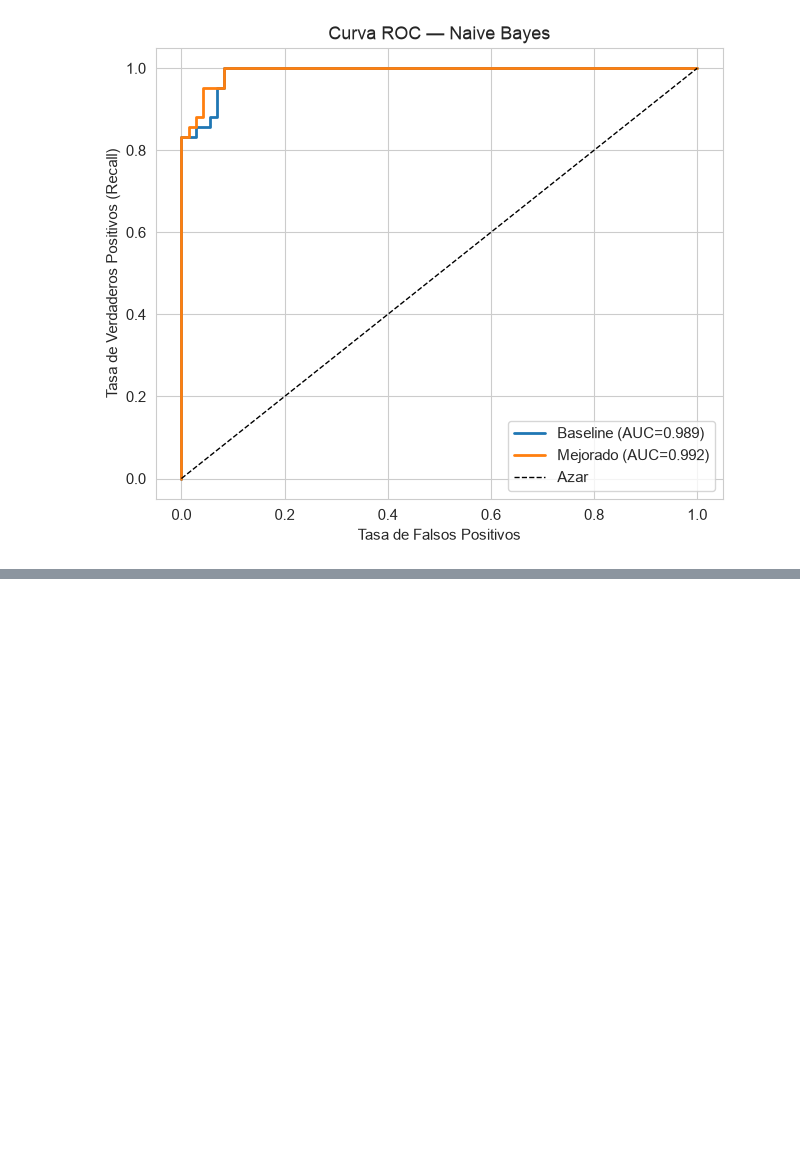
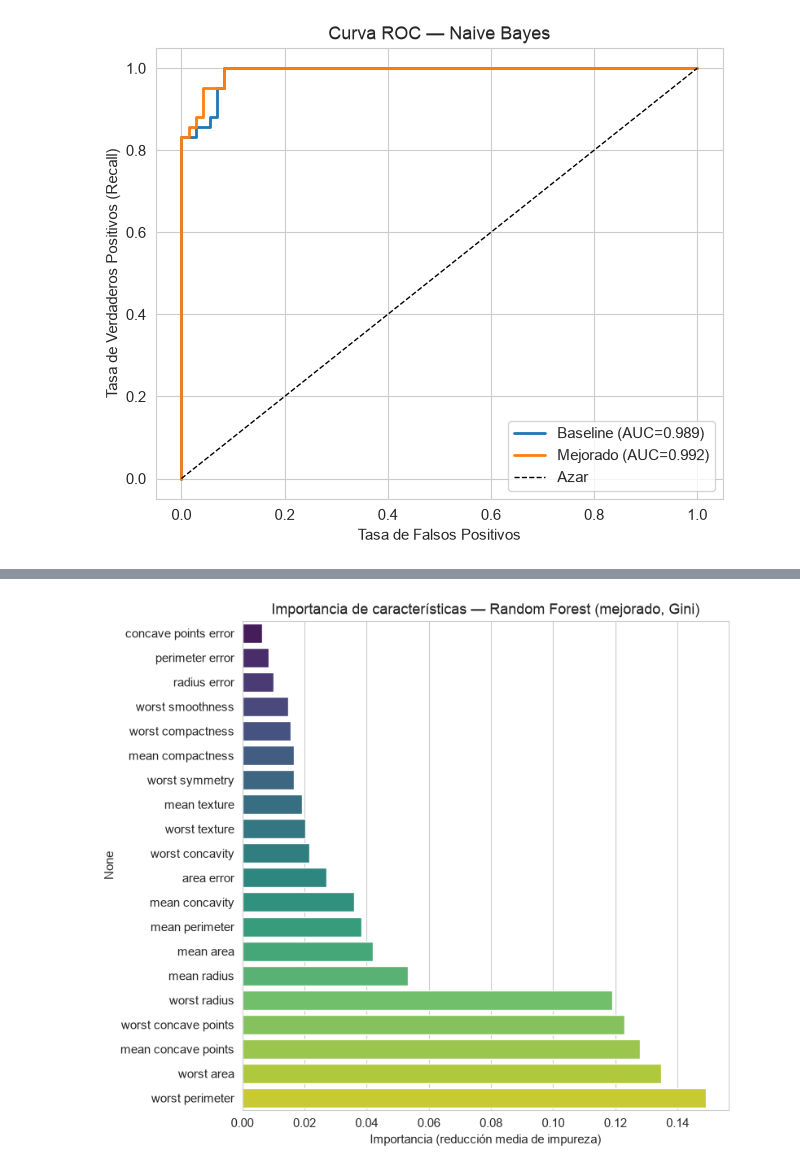
Before and after one commit to georgenton/UIDE-Aprendizaje-Automatico-Estadistico, a Jupyter notebook: semana-1/notebook/S1_Cancer_Mama_Clasificacion.ipynb, the cells around one changed output, grey strips where cells are left out. Cells and saved outputs as stored; diff of their text form; code cells hidden in the pictures; blank space fills up the shorter version.

```diff
--- a/semana-1/notebook/S1_Cancer_Mama_Clasificacion.ipynb
+++ b/semana-1/notebook/S1_Cancer_Mama_Clasificacion.ipynb
@@ -666,0 +725,9 @@ plot_roc([("Baseline", y_test, proba_b), ("Mejorado", y_test, proba_m)],
+# %%
+rf_imp = pd.Series(rf_best.feature_importances_, index=selected_features).sort_values()
+fig, ax = plt.subplots(figsize=(8, 7))
+sns.barplot(x=rf_imp.values, y=rf_imp.index, palette="viridis", ax=ax)
+ax.set_title("Importancia de características — Random Forest (mejorado, Gini)")
+ax.set_xlabel("Importancia (reducción media de impureza)")
+plt.tight_layout(); plt.savefig(OUT_DIR / "19_importancia_rf.png", dpi=120); plt.show()
+# %% [output]
+[figure, added]
```
Also changed, not shown: parts of 16 cells of this notebook, 12 other files.
